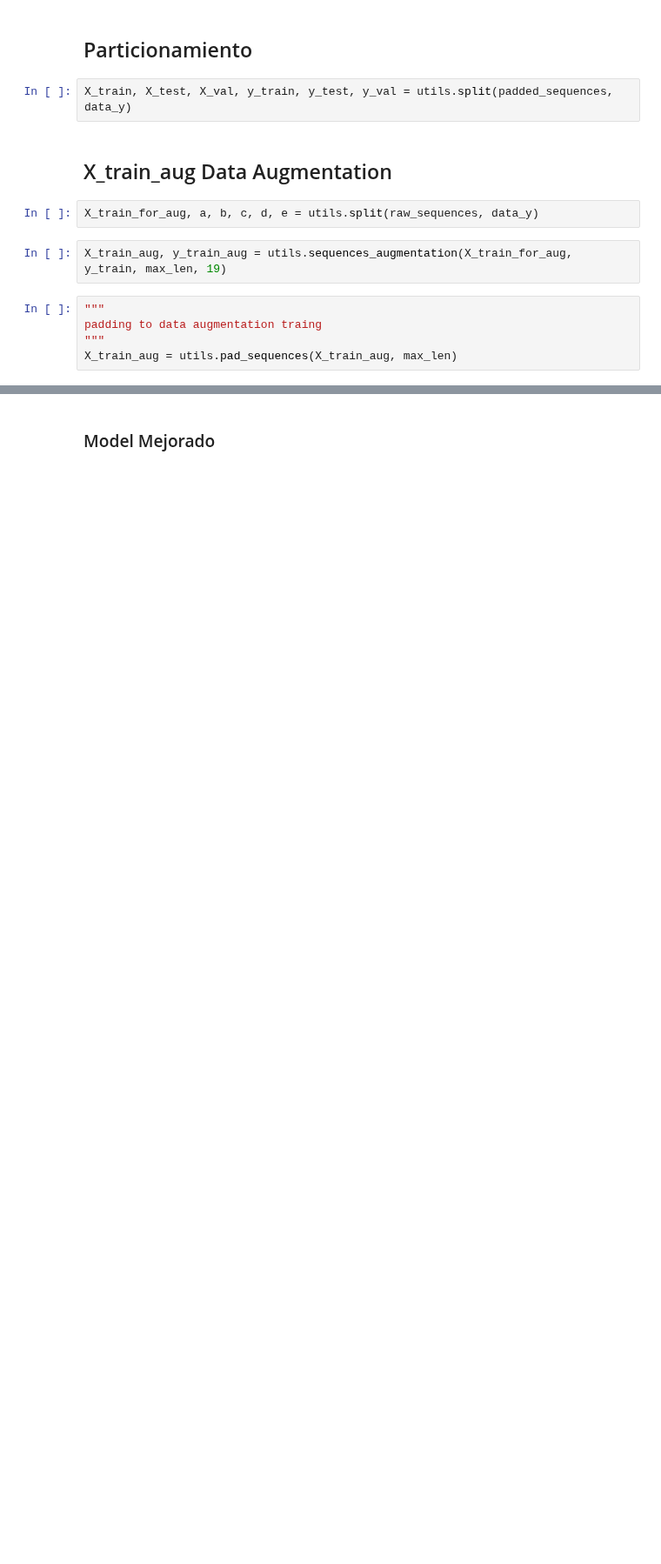
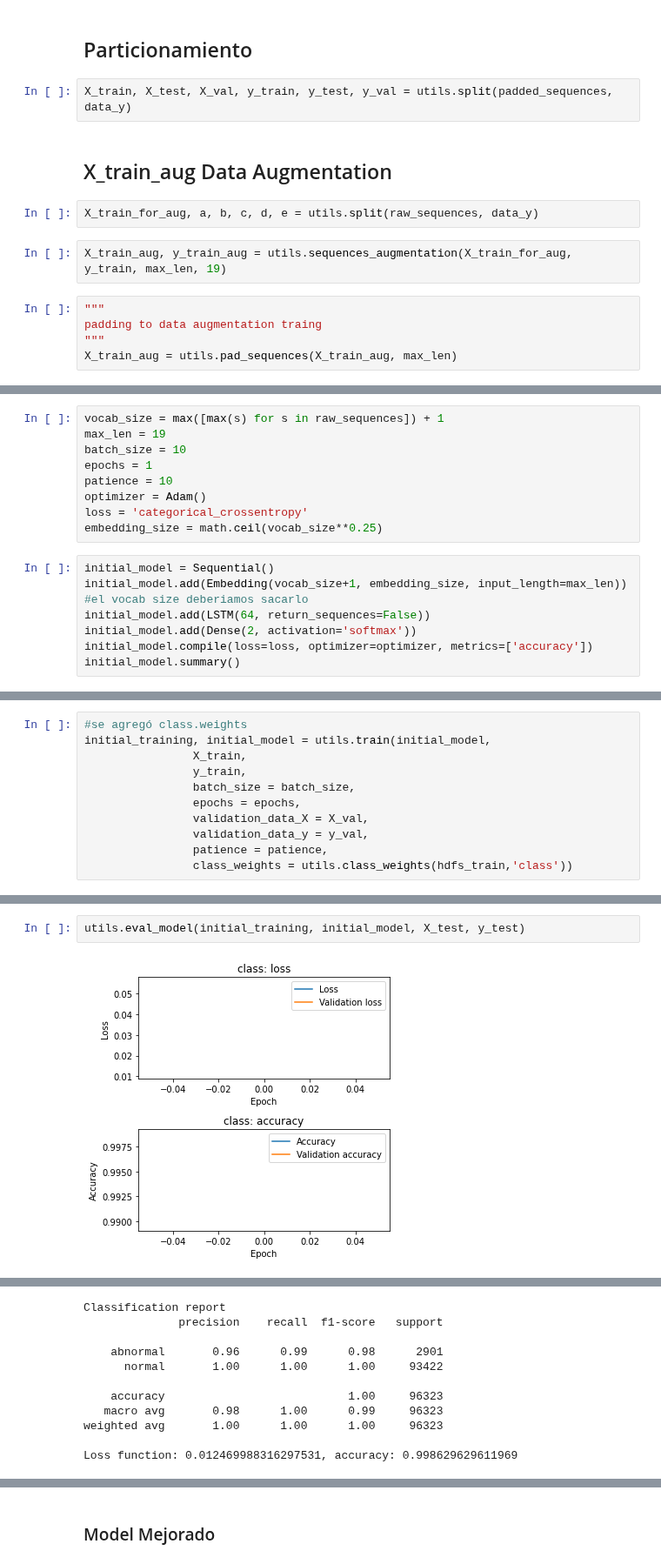
Before and after one commit to fededemo/ObligatorioDeepLearning, a Jupyter notebook: Template HDFS Log Classification.ipynb, the cells around one changed output, grey strips where cells are left out. Shown at 87% size. Saved outputs shown, nothing was run; the diff lists cells and outputs as text; blank space fills up the shorter version.

Commit message:
add original model and improved model

```diff
--- a/Template HDFS Log Classification.ipynb
+++ b/Template HDFS Log Classification.ipynb
@@ -151,0 +138,16 @@ X_train_aug = utils.pad_sequences(X_train_aug, max_len)
+# %%
+vocab_size = max([max(s) for s in raw_sequences]) + 1
+max_len = 19
+batch_size = 10
+epochs = 1
+patience = 10
+optimizer = Adam()
+loss = 'categorical_crossentropy'
+embedding_size = math.ceil(vocab_size**0.25)
+# %%
+initial_model = Sequential()
+initial_model.add(Embedding(vocab_size+1, embedding_size, input_length=max_len)) #el vocab size deberiamos sacarlo
+initial_model.add(LSTM(64, return_sequences=False))
+initial_model.add(Dense(2, activation='softmax'))
+initial_model.compile(loss=loss, optimizer=optimizer, metrics=['accuracy'])
+initial_model.summary()
@@ -151,0 +172,11 @@ X_train_aug = utils.pad_sequences(X_train_aug, max_len)
+# %%
+#se agregó class.weights
+initial_training, initial_model = utils.train(initial_model,
+                X_train,
+                y_train,
+                batch_size = batch_size,
+                epochs = epochs,
+                validation_data_X = X_val,
+                validation_data_y = y_val,
+                patience = patience,
+                class_weights = utils.class_weights(hdfs_train,'class'))
@@ -151,0 +187,4 @@ X_train_aug = utils.pad_sequences(X_train_aug, max_len)
+# %%
+utils.eval_model(initial_training, initial_model, X_test, y_test)
+# %% [output]
+[figure, added]
@@ -151,0 +193,11 @@ X_train_aug = utils.pad_sequences(X_train_aug, max_len)
+Classification report
+              precision    recall  f1-score   support
+
+    abnormal       0.96      0.99      0.98      2901
+      normal       1.00      1.00      1.00     93422
+
+    accuracy                           1.00     96323
+   macro avg       0.98      1.00      0.99     96323
+weighted avg       1.00      1.00      1.00     96323
+
+Loss function: 0.012469988316297531, accuracy: 0.998629629611969
```
Also changed, not shown: parts of 43 cells of this notebook, 1 other file.
